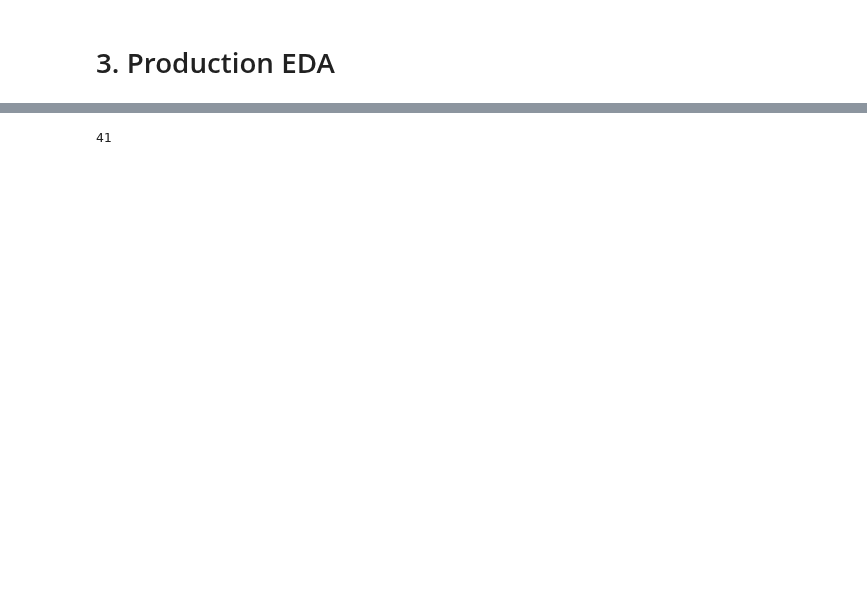
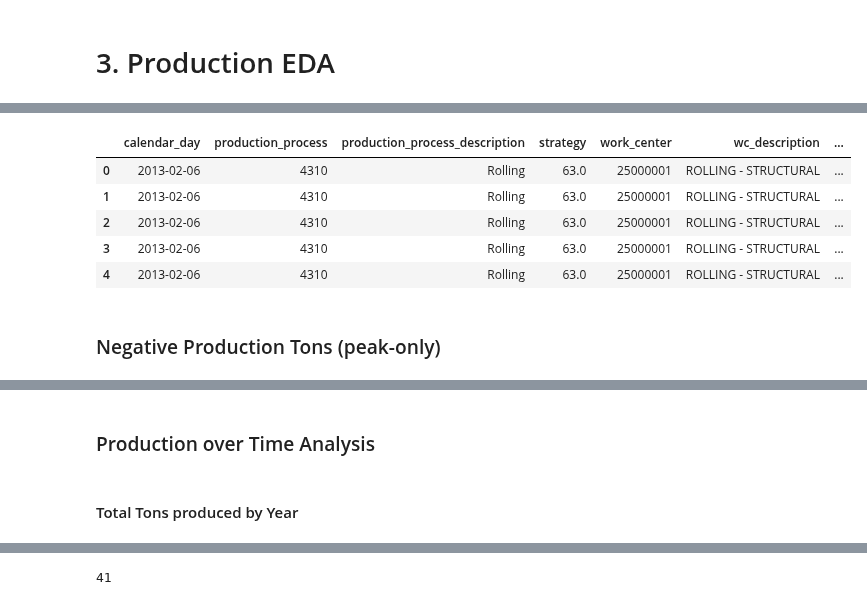
Before and after one commit to jvac06/pft, a Jupyter notebook: scripts/prod_eda.ipynb, the cells around one changed output, grey strips where cells are left out. Drawn from its saved outputs; the diff is of its cells as text; code cells hidden in the pictures; blank space fills up the shorter version.

```diff
--- a/scripts/prod_eda.ipynb
+++ b/scripts/prod_eda.ipynb
@@ -55,2 +68,13 @@ memory usage: 897.4+ KB
+# %%
+prod_reduced.head()
+# %% [output]
+|  | calendar_day | production_process | production_process_description | strategy | work_center | wc_description | ... |
+| 0 | 2013-02-06 | 4310 | Rolling | 63.0 | 25000001 | ROLLING - STRUCTURAL | ... |
+| 1 | 2013-02-06 | 4310 | Rolling | 63.0 | 25000001 | ROLLING - STRUCTURAL | ... |
+| 2 | 2013-02-06 | 4310 | Rolling | 63.0 | 25000001 | ROLLING - STRUCTURAL | ... |
+| 3 | 2013-02-06 | 4310 | Rolling | 63.0 | 25000001 | ROLLING - STRUCTURAL | ... |
+| 4 | 2013-02-06 | 4310 | Rolling | 63.0 | 25000001 | ROLLING - STRUCTURAL | ... |
+# %% [markdown]
+### Negative Production Tons (peak-only)
 # %%
 #What do we do with negative tons values in production?
@@ -70,3 +94,7 @@ prod_reduced.loc[prod_reduced["ton"]<=0] #approx 2,220 are <=0
 | 35631 | 2019-09-23 | 4310 | Rolling | 63.0 | # | 1302/Not assigned | ... |
 | 35632 | 2018-12-31 | 4310 | Rolling | 40.0 | # | 1302/Not assigned | ... |
 2272 rows × 12 columns
+# %% [markdown]
+### Production over Time Analysis
+# %% [markdown]
+#### Total Tons produced by Year
```
Also changed, not shown: parts of 35 cells of this notebook.
